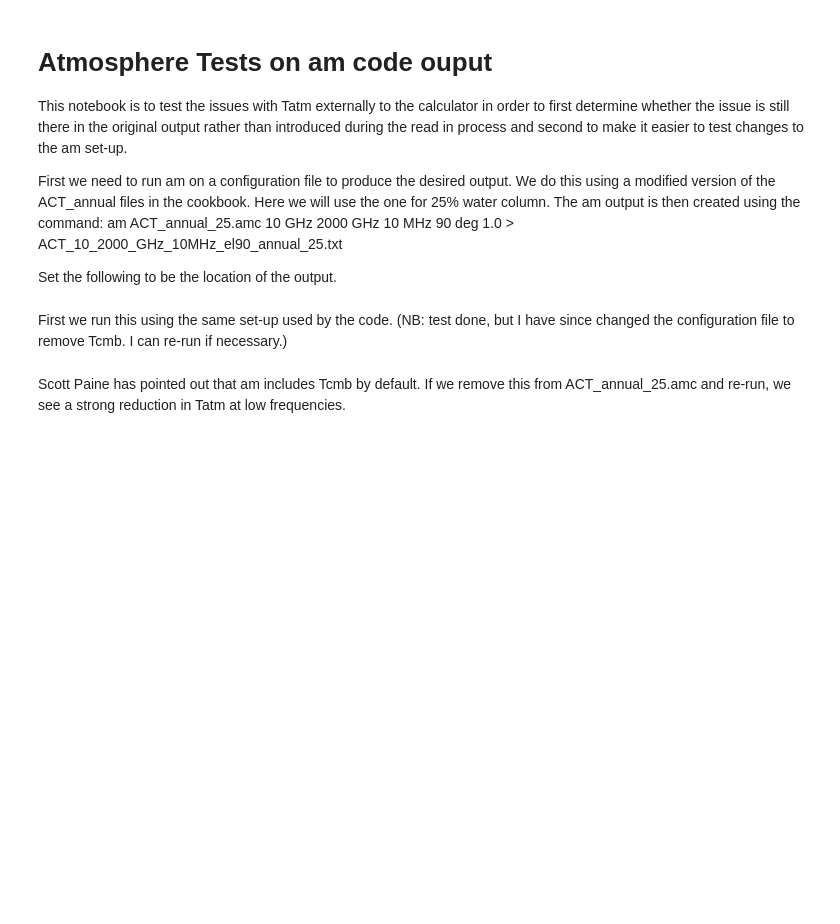
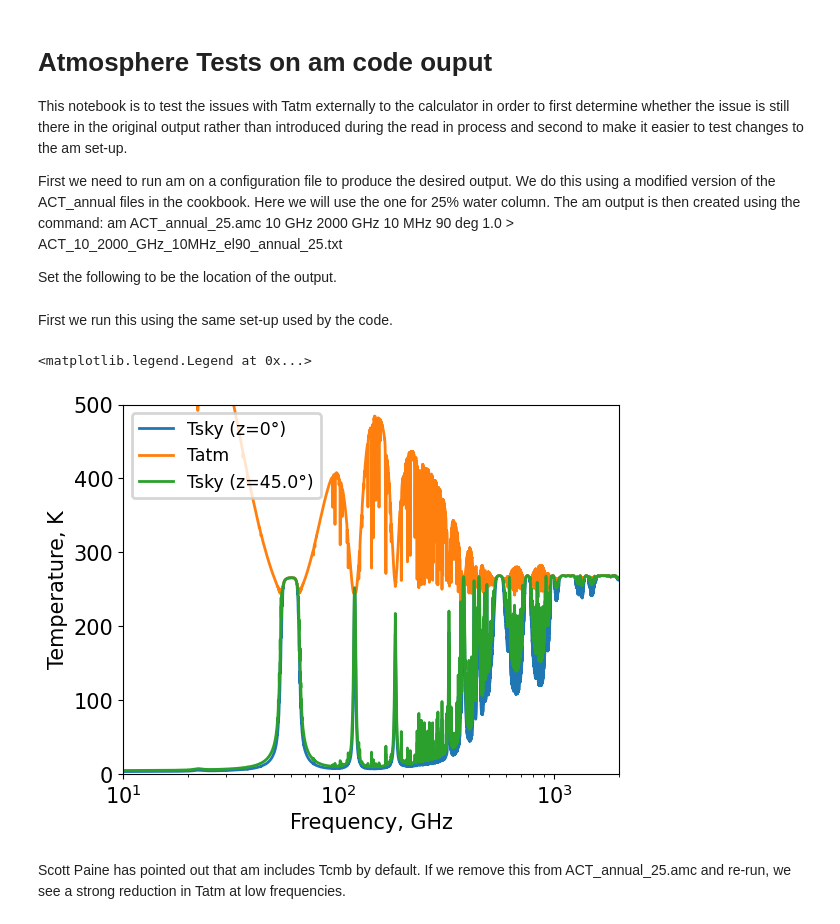
Before and after one commit to astromark/atlast_atmosphere_tests, a Jupyter notebook: atmosphere_tests_amexternal.ipynb, the cells around one changed output. Saved outputs shown, nothing was run; the diff lists cells and outputs as text; code cells hidden in the pictures; blank space fills up the shorter version.

```diff
--- a/atmosphere_tests_amexternal.ipynb
+++ b/atmosphere_tests_amexternal.ipynb
@@ -16,7 +16,35 @@ import numpy as np
 import matplotlib.pyplot as pl
 from astropy import units as u
 # %% [markdown]
-First we run this using the same set-up used by the code. (NB: test done, but I have since changed the configuration file to remove Tcmb. I can re-run if necessary.)
+First we run this using the same set-up used by the code.
+# %%
+filename = amfilesdir + 'ACT_10_2000_GHz_10MHz_el90_annual_25_inc_Tcmb.txt'
+
+fileimp=np.genfromtxt(filename)
+
+freqs = fileimp[:,0]
+tskyz0 = fileimp[:,2]
+tau0 = fileimp[:,1]
+tatm = tskyz0/(1-np.exp(-tau0))
+elevation = 45*u.deg
+zenith = 90*u.deg-elevation
+tau = tau0/np.cos(zenith)
+transmittance = np.exp(-tau)
+tskyznon0 = tatm * (1-transmittance)
+
+pl.figure()
+pl.plot(freqs, tskyz0,label='Tsky (z=0°)')
+pl.plot(freqs, tatm, label='Tatm')
+pl.plot(freqs, tskyznon0,label='Tsky (z='+str(zenith.value)+'°)')
+pl.xscale('log')
+pl.xlim(10,2000)
+pl.ylim(0, 500)
+pl.xlabel('Frequency, GHz')
+pl.ylabel('Temperature, K')
+pl.legend(prop={'size':'small'},numpoints=1)
+# %% [output]
+<matplotlib.legend.Legend at 0x...>
+[figure, added]
 # %% [markdown]
 Scott Paine has pointed out that am includes Tcmb by default. If we remove this from ACT_annual_25.amc and re-run, we see a strong reduction in Tatm at low frequencies.
 # %%
```
Also changed, not shown: parts of 3 cells of this notebook.
